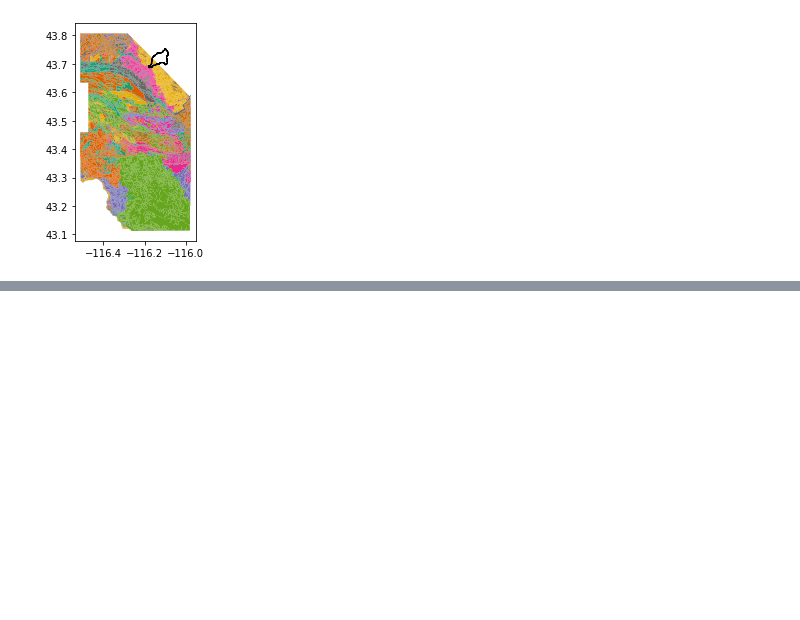
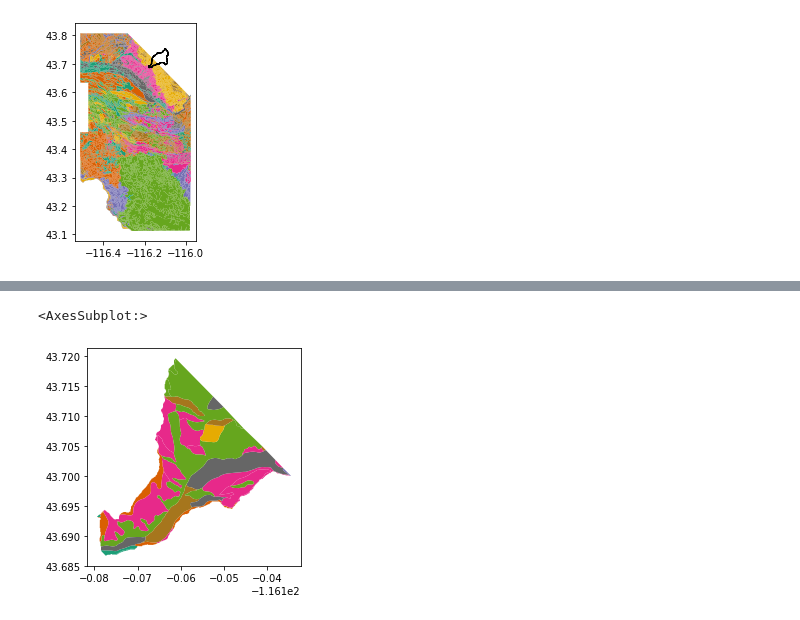
Before and after one commit to mcreelma/GEOS505_F22, a Jupyter notebook: GPD/GPD_Tutorial.ipynb, the cells around one changed output, grey strips where cells are left out. Cells and saved outputs as stored; diff of their text form; code cells hidden in the pictures; blank space fills up the shorter version.

```diff
--- a/GPD/GPD_Tutorial.ipynb
+++ b/GPD/GPD_Tutorial.ipynb
@@ -41,0 +128,10 @@ dcew_bound.plot(ax = ax1 , facecolor = 'none' , edgecolor = 'black')
+# %%
+boise_front_soils = boise_front_soils[~boise_front_soils.index.duplicated()]
+dcew_soils = gpd.clip(boise_front_soils , dcew_bound_wgs84 )
+# dcew_soils = gpd.clip(dcew_bound_wgs84 , boise_front_soils )
+# %%
+# test plot
+dcew_soils.plot(column  = 'MUSYM' , cmap = 'Dark2')
+# %% [output]
+<AxesSubplot:>
+[figure, added]
```
Also changed, not shown: parts of 8 cells of this notebook, 15 other files.
